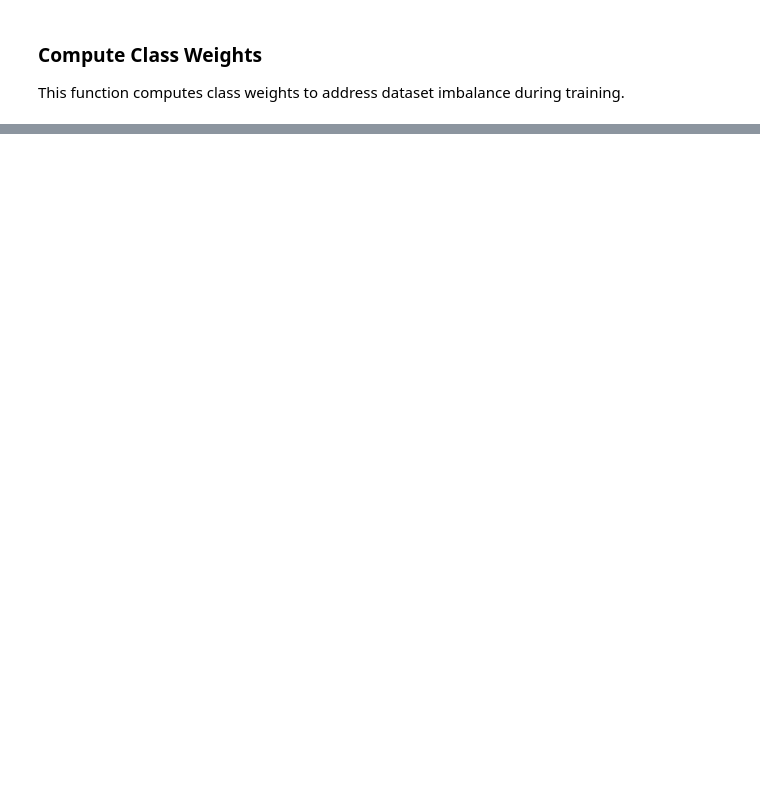
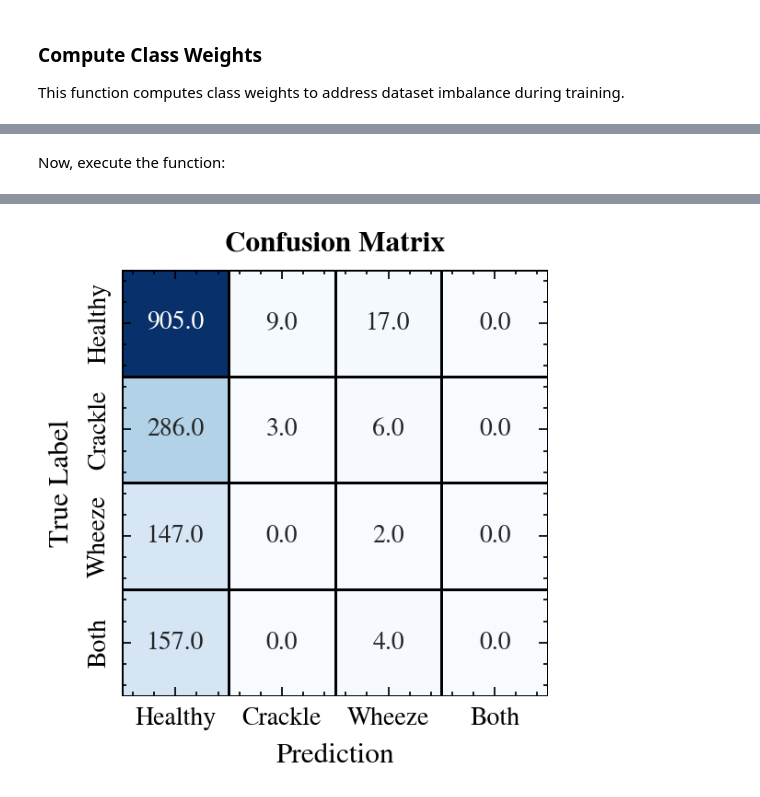
Before and after one commit to JGaldeano12/respiratory-disease-detection-audio-dl, a Jupyter notebook: src/notebooks/Model Development.ipynb, the cells around one changed output, grey strips where cells are left out. Saved outputs shown, nothing was run; the diff lists cells and outputs as text; code cells hidden in the pictures; blank space fills up the shorter version.

```diff
--- a/src/notebooks/Model Development.ipynb
+++ b/src/notebooks/Model Development.ipynb
@@ -822,0 +1157,47 @@ def create_vgg_19(input_shape=(64, 193, 3), num_classes=4):
+# %%
+plt.style.use(['science', 'no-latex'])
+plt.rcParams.update({"figure.dpi": 250, "axes.titlesize": 9, "axes.labelsize": 9, "xtick.labelsize": 8, "ytick.labelsize": 8, "legend.fontsize": 8, "lines.linewidth": 1.0, "axes.grid": False})
+
+def plot_confusion_matrix(model, dataset, title):
+    """
+    Function to plot a confusion matrix as a heatmap using seaborn, with annotations for the values, a blue color map, and appropriate labels for the axes and title.
+
+    conf_matrix: the confusion matrix to be plotted, typically in the form of a 2D array or matrix containing the counts of true positives, false positives, true negatives, and false negatives for each class.
+    title: the title to be displayed on the plot, indicating the model or experiment being visualized.
+    """
+    # List of labels for the classes
+    labels_graph = ["Healthy", "Crackle", "Wheeze", "Both"]
+
+    # Predict with the model on the dataset and obtain the true labels and predicted labels for the confusion matrix.
+    predictions = model.predict(dataset)
+    predictions = np.argmax(predictions, axis=1)
+    labels = np.concatenate([np.argmax(y, axis=1) for _, y in dataset])
+
+    # Compute the confusion matrix using the true labels and predicted labels.
+    conf_matrix = confusion_matrix(labels, predictions)
+
+    # Create the heatmap for the confusion matrix using seaborn.
+    fig, ax = plt.subplots(figsize=(2.5, 2.5))
+
+    # Plot the confusion matrix as a heatmap using seaborn, with annotations for the values, a blue color map, and appropriate labels for the axes and title.
+    sns.heatmap(conf_matrix, ax=ax, cmap="Blues", annot=True, fmt=".1f", cbar=False, linewidths=0.4, linecolor="black", square=True, xticklabels=labels_graph, yticklabels=labels_graph, annot_kws={"size": 8})
+
+    # Set the title and labels for the axes, and adjust the tick parameters for better readability.
+    ax.set_title(title, fontweight="bold", pad=6)
+    ax.set_xlabel("Prediction")
+    ax.set_ylabel("True Label")
+
+    # # Adjust the tick parameters to improve readability, such as rotating the x-axis labels and y-axis labels for better visibility.
+    # ax.tick_params(axis='x', rotation=0)
+    # ax.tick_params(axis='y', rotation=90)
+
+    # Adjust the layout to prevent overlap and ensure that the plot is displayed properly.
+    plt.tight_layout(pad=0.6)
+
+    # Finally, display the confusion matrix heatmap.
+    plt.show()
+# %% [markdown]
+Now, execute the function:
+# %%
+plot_confusion_matrix(model = model, dataset = val_dataset, title = 'Confusion Matrix')
+# %% [output]
@@ -822,0 +1206 @@ def create_vgg_19(input_shape=(64, 193, 3), num_classes=4):
+[figure, added]
```
Also changed, not shown: parts of 46 cells of this notebook, 6 other files.
